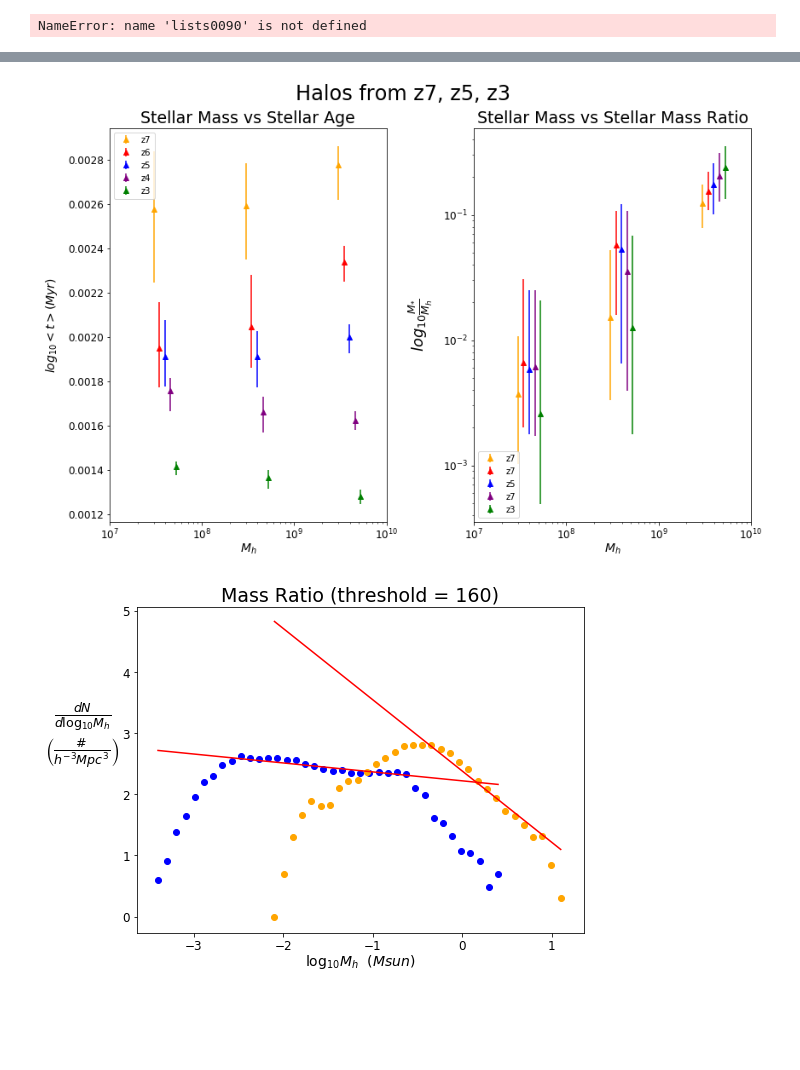
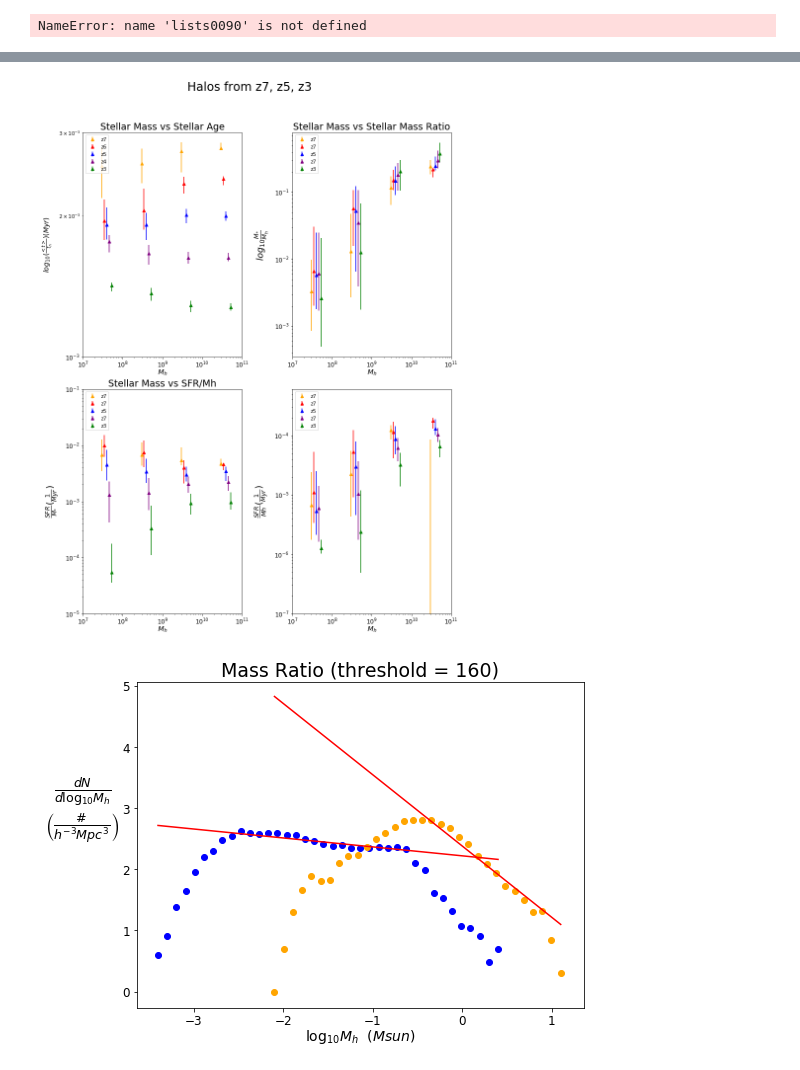
Before and after one commit to ygovil1/data-mining-galaxies, a Jupyter notebook: HaloCatalog/ratio_plotter.ipynb, the cells around one changed output, grey strips where cells are left out. Cells and saved outputs as stored; diff of their text form; code cells hidden in the pictures; blank space fills up the shorter version.

```diff
--- a/HaloCatalog/ratio_plotter.ipynb
+++ b/HaloCatalog/ratio_plotter.ipynb
@@ -824,18 +923,24 @@ for tempdict in (plot0030, plot0050, plot0070, plot0090, plot0110):
 # %%
 # specify figure size
-fig3 = plt.figure(figsize=(12,8))
-ax1 = fig3.add_subplot(121)
-ax2 = fig3.add_subplot(122)
+fig3 = plt.figure(figsize=(12,16))
+ax1 = fig3.add_subplot(221)
+ax2 = fig3.add_subplot(222)
+ax3 = fig3.add_subplot(223)
+ax4 = fig3.add_subplot(224)
 
 # create plot titles
 figtitle2 = "Halos from z7, z5, z3"
 agetitle = "Stellar Mass vs Stellar Age"
 massratiotitle = "Stellar Mass vs Stellar Mass Ratio"
+formsteltitle = "Stellar Mass vs SFR/M*"
+formratiotitle = "Stellar Mass vs SFR/Mh"
 
 # set plot titles
 plt.suptitle(figtitle2, fontsize = 24)
 ax1.set_title(agetitle, size = 19)
 ax2.set_title(massratiotitle, size = 19)
+ax3.set_title(formsteltitle, size = 19)
+ax3.set_title(formratiotitle, size = 19)
 
 # create plots
 ax1.errorbar(plot0030['massbins'], plot0030['agemeds'], yerr = [plot0030['agelows'], plot0030['agehighs']],
@@ -860,41 +965,83 @@ ax2.errorbar(plot0090['massbins'], plot0090['stelmeds'], yerr = [plot0090['stell
 ax2.errorbar(plot0110['massbins'], plot0110['stelmeds'], yerr = [plot0110['stellows'], plot0110['stelhighs']],
              c = 'green', marker="^", linestyle='None', label = 'z3')
 
+ax3.errorbar(plot0030['massbins'], plot0030['formstelmeds'], yerr = [plot0030['formstellows'], plot0030['formstelhighs']],
+             c = 'orange', marker="^", linestyle='None', label = 'z7')
+ax3.errorbar(plot0050['massbins'], plot0050['formstelmeds'], yerr = [plot0050['formstellows'], plot0050['formstelhighs']],
+             c = 'red', marker="^", linestyle='None', label = 'z7')
+ax3.errorbar(plot0070['massbins'], plot0070['formstelmeds'], yerr = [plot0070['formstellows'], plot0070['formstelhighs']],
+             c = 'blue', marker="^", linestyle='None', label = 'z5')
+ax3.errorbar(plot0090['massbins'], plot0090['formstelmeds'], yerr = [plot0090['formstellows'], plot0090['formstelhighs']],
+             c = 'purple', marker="^", linestyle='None', label = 'z7')
+ax3.errorbar(plot0110['massbins'], plot0110['formstelmeds'], yerr = [plot0110['formstellows'], plot0110['formstelhighs']],
+             c = 'green', marker="^", linestyle='None', label = 'z3')
+
+ax4.errorbar(plot0030['massbins'], plot0030['formratiomeds'], yerr = [plot0030['formratiolows'], plot0030['formratiohighs']],
+             c = 'orange', marker="^", linestyle='None', label = 'z7')
+ax4.errorbar(plot0050['massbins'], plot0050['formratiomeds'], yerr = [plot0050['formratiolows'], plot0050['formratiohighs']],
+             c = 'red', marker="^", linestyle='None', label = 'z7')
+ax4.errorbar(plot0070['massbins'], plot0070['formratiomeds'], yerr = [plot0070['formratiolows'], plot0070['formratiohighs']],
+             c = 'blue', marker="^", linestyle='None', label = 'z5')
+ax4.errorbar(plot0090['massbins'], plot0090['formratiomeds'], yerr = [plot0090['formratiolows'], plot0090['formratiohighs']],
+             c = 'purple', marker="^", linestyle='None', label = 'z7')
+ax4.errorbar(plot0110['massbins'], plot0110['formratiomeds'], yerr = [plot0110['formratiolows'], plot0110['formratiohighs']],
+             c = 'green', marker="^", linestyle='None', label = 'z3')
+
 # create axis labels
-agelab = "$log_{10}<t> (Myr)$"
+agelab = r"$log_{10}(\frac{<t>}{t_h}) (Myr)$"
 ratiolab = r"$log_{10}\frac{M_{*}}{M_h}$"
+formratiolab = r"$\frac{SFR}{Mh} (\frac{1}{Myr})$"
+formstellab = r"$\frac{SFR}{M_{*}} (\frac{1}{Myr})$"
 masslab = r"$M_h$"
 ax1.set_xlabel(masslab, size = 14, labelpad= 0)
 ax1.set_ylabel(agelab, rotation = 90, size = 14, labelpad= 10)
 ax2.set_xlabel(masslab, size = 14, labelpad= 0)
 ax2.set_ylabel(ratiolab, rotation = 90, size = 18, labelpad= 10)
+ax3.set_xlabel(masslab, size = 14, labelpad= 0)
+ax3.set_ylabel(formstellab, rotation = 90, size = 18, labelpad= 10)
+ax4.set_xlabel(masslab, size = 14, labelpad= 0)
+ax4.set_ylabel(formratiolab, rotation = 90, size = 18, labelpad= 10)
 
 # create axis ticks
 ax1.set_xscale('log')
-# ax1.set_yscale('log')
+ax1.set_yscale('log')
 ax1.tick_params(axis='x', which='major', labelsize=12)
 ax1.tick_params(axis='y', which='major', labelsize=12)
 ax2.set_xscale('log')
 ax2.set_yscale('log')
 ax2.tick_params(axis='x', which='major', labelsize=12)
 ax2.tick_params(axis='y', which='major', labelsize=12)
+ax3.set_xscale('log')
+ax3.set_yscale('log')
+ax3.tick_params(axis='x', which='major', labelsize=12)
+ax3.tick_params(axis='y', which='major', labelsize=12)
+ax4.set_xscale('log')
+ax4.set_yscale('log')
+ax4.tick_params(axis='x', which='major', labelsize=12)
+ax4.tick_params(axis='y', which='major', labelsize=12)
 
 # set axis limits
-ax1.set_xlim([1e7, 1e10])
-# ax1.set_ylim([1.5, 2.5])
-ax2.set_xlim([1e7, 1e10])
+ax1.set_xlim([1e7, 1e11])
+ax1.set_ylim([1e-3, 3e-3])
+ax2.set_xlim([1e7, 1e11])
 # ax2.set_ylim([-4.2, -1])
+ax3.set_xlim([1e7, 1e11])
+ax3.set_ylim([1e-5, 1e-1])
+ax4.set_xlim([1e7, 1e11])
+ax4.set_ylim([1e-7, 6e-4])
 
 # add legend
 ax1.legend(loc = 'upper left')
-ax2.legend(loc = 'lower left')
+ax2.legend(loc = 'upper left')
+ax3.legend(loc = 'upper left')
+ax4.legend(loc = 'upper left')
 
 # adjust spacing and show
 plt.tight_layout()
 fig3.subplots_adjust(top=0.89)
 plt.show()
 # %% [output]
-[figure, old version]
+[figure, new version]
 # %%
 # create function that returns omegas and time now
 def findOmegas(filename):
```
Also changed, not shown: parts of 9 cells of this notebook.
